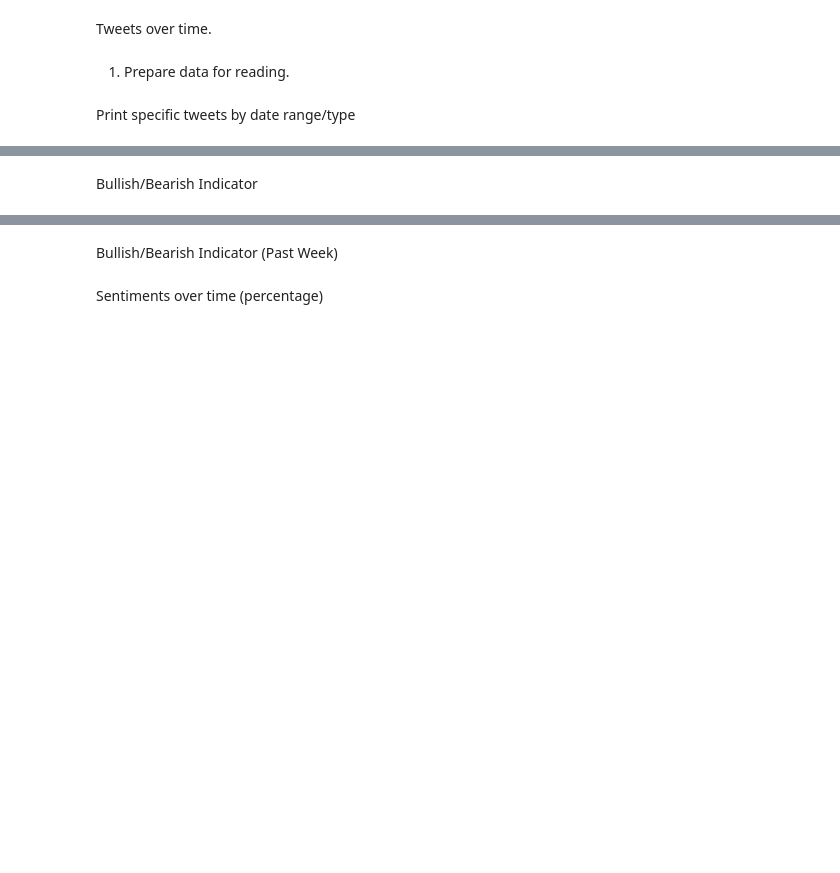
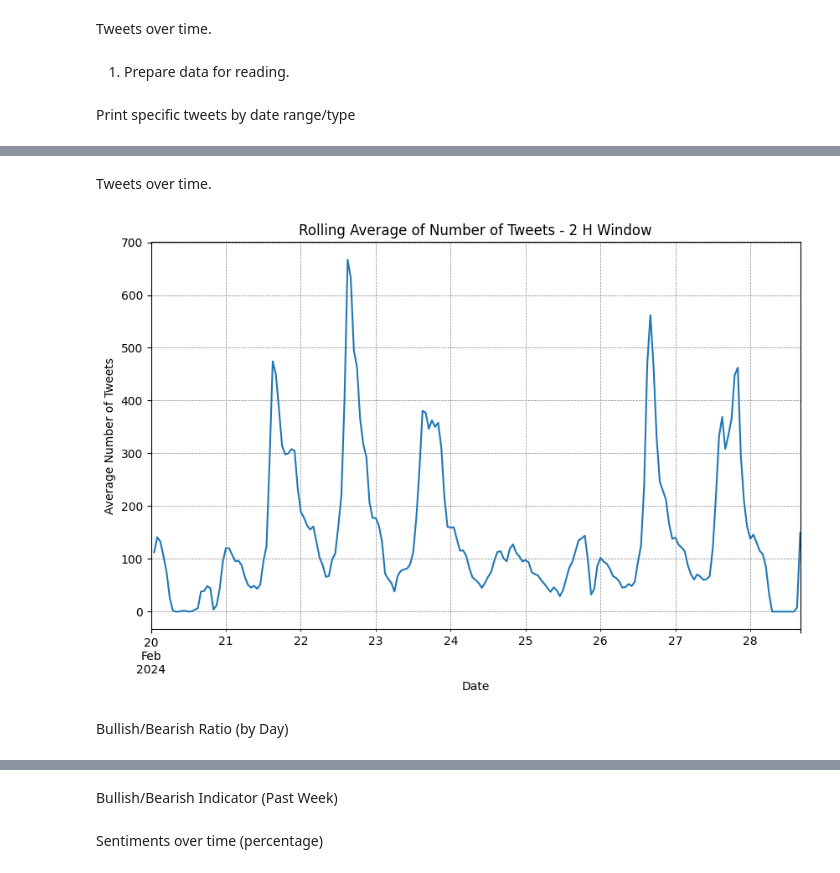
Before and after one commit to Darren80/stocktwits-sentiment, a Jupyter notebook: Analysis.ipynb, the cells around one changed output, grey strips where cells are left out. Cells and saved outputs as stored; diff of their text form; code cells hidden in the pictures; blank space fills up the shorter version.

```diff
--- a/Analysis.ipynb
+++ b/Analysis.ipynb
@@ -135,6 +135,6 @@ hourly_emotions_derivative = hourly_emotions.diff().fillna(0)
 # %%
 df = read_jsonl_files(['backup/TSLA_stocktweets.jsonl', 'backup/trash_TSLA_stocktweets.jsonl'])  # Read and combine JSONL files
 df = preprocess_data(df, 'created_at')  # Convert dates and categorize sentiments/emotions
-df = filter_by_date(df, '2024-02-26T00:00+00:00', "now")
+df = filter_by_date(df, '2024-02-20T00:00+00:00', "now")
 # %% [markdown]
 Print specific tweets by date range/type
@@ -183,5 +170,36 @@ qgrid_widget
+# %% [markdown]
+Tweets over time.
+# %%
+import pandas as pd
+import matplotlib.pyplot as plt
+
+# Ensure your datetime column is the index
+if not isinstance(df.index, pd.DatetimeIndex):
+    print("fixing")
+    df['datetime'] = pd.to_datetime(df['datetime'])
+    df.set_index('datetime', inplace=True)
+
+# Editable variables
+granularity = 'H'  # 'D' for daily, 'H' for hourly, etc.
+rolling_window = 2  # Rolling window in terms of the granularity units
+
+# Resample data according to the specified granularity
+resampled_df = df.resample(granularity).size()  # Assuming you want to count the number of tweets
+
+# Calculate the rolling average
+rolling_avg = resampled_df.rolling(window=rolling_window).mean()
+
+# Plotting
+plt.figure(figsize=(10, 6))
+rolling_avg.plot(title=f'Rolling Average of Number of Tweets - {rolling_window} {granularity} Window')
+plt.ylabel('Average Number of Tweets')
+plt.xlabel('Date')
+plt.grid(True, which='both', linestyle='--', linewidth=0.5, color='gray')
+plt.show()
+# %% [output]
+[figure, added]
 # %% [markdown]
-Bullish/Bearish Indicator
+Bullish/Bearish Ratio (by Day)
 # %%
 import matplotlib.pyplot as plt
 import pandas as pd
```
Also changed, not shown: parts of 8 cells of this notebook.
